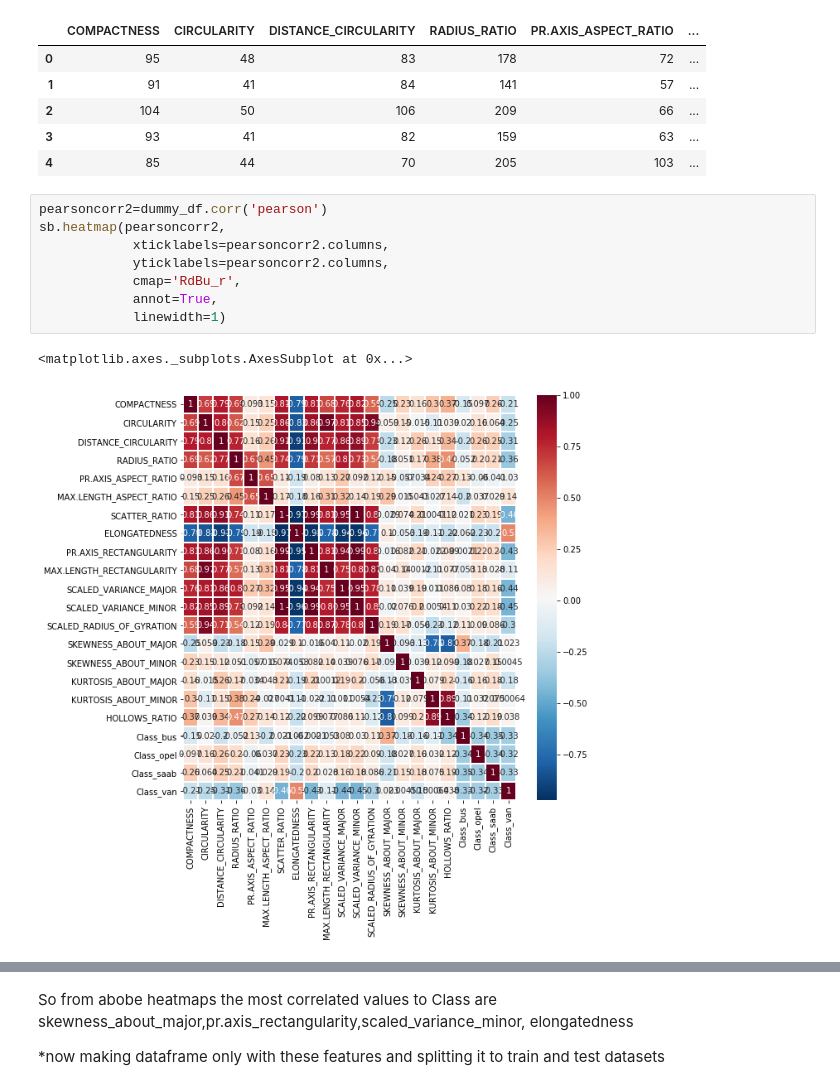
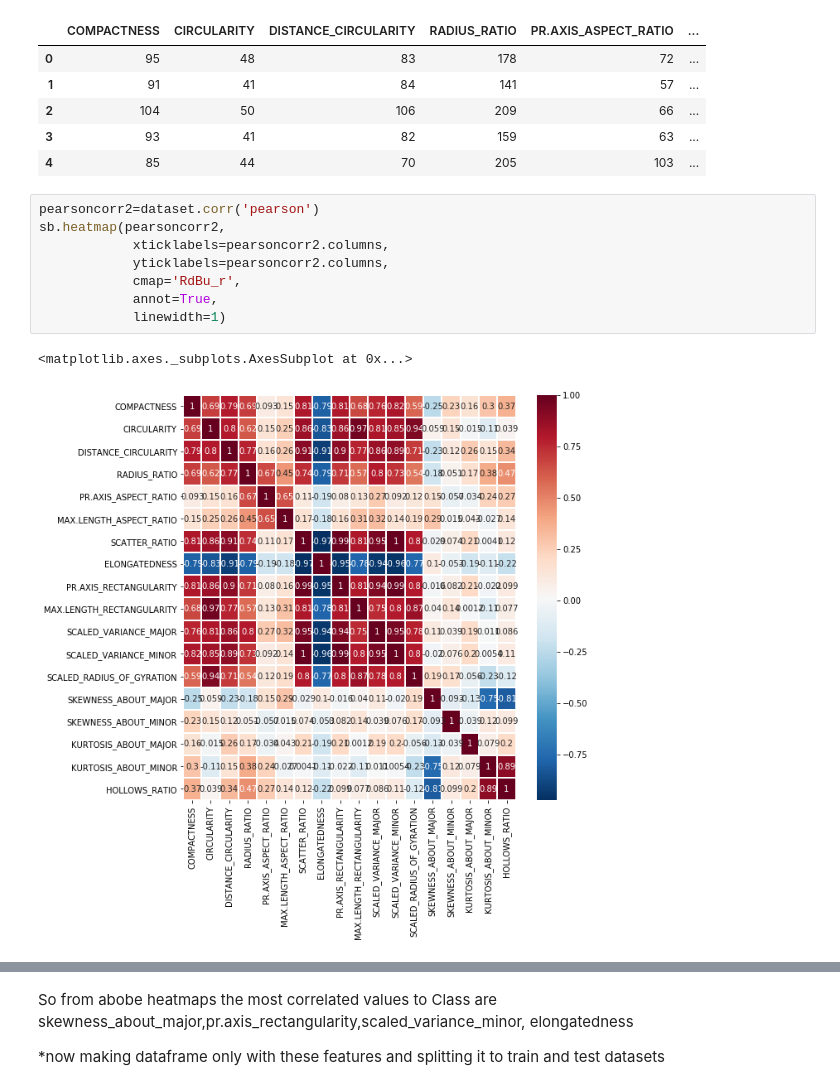
Before and after one commit to mozilla/PRESC, a Jupyter notebook: dev/silvererudite_task2/PRESC_startuptask.ipynb, the cells around one changed output, grey strips where cells are left out. Saved outputs shown, nothing was run; the diff lists cells and outputs as text.

```diff
--- a/dev/silvererudite_task2/PRESC_startuptask.ipynb
+++ b/dev/silvererudite_task2/PRESC_startuptask.ipynb
@@ -107,13 +118,13 @@ dataset.head()
 | 3 | 93 | 41 | 82 | 159 | 63 | ... |
 | 4 | 85 | 44 | 70 | 205 | 103 | ... |
 # %%
-pearsoncorr2=dummy_df.corr('pearson')
+pearsoncorr2=dataset.corr('pearson')
 sb.heatmap(pearsoncorr2,
             xticklabels=pearsoncorr2.columns,
             yticklabels=pearsoncorr2.columns,
             cmap='RdBu_r',
             annot=True,
             linewidth=1)
 # %% [output]
 <matplotlib.axes._subplots.AxesSubplot at 0x...>
-[figure, old version]
+[figure, new version]
```
Also changed, not shown: parts of 20 cells of this notebook.
